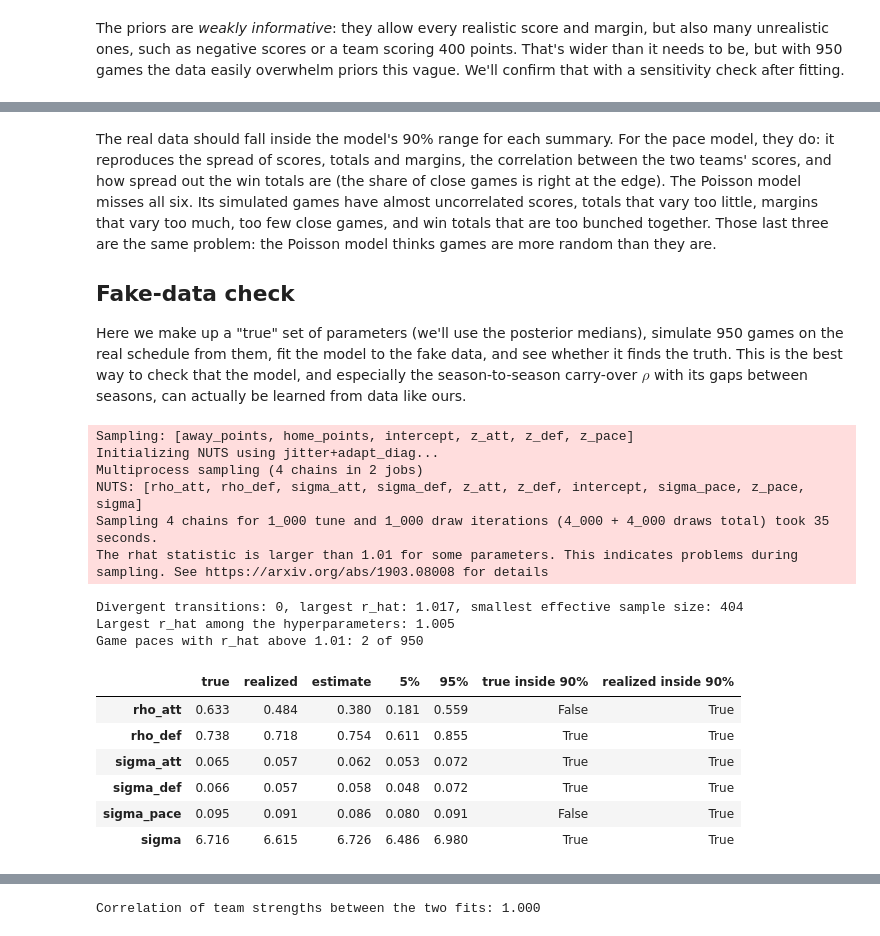
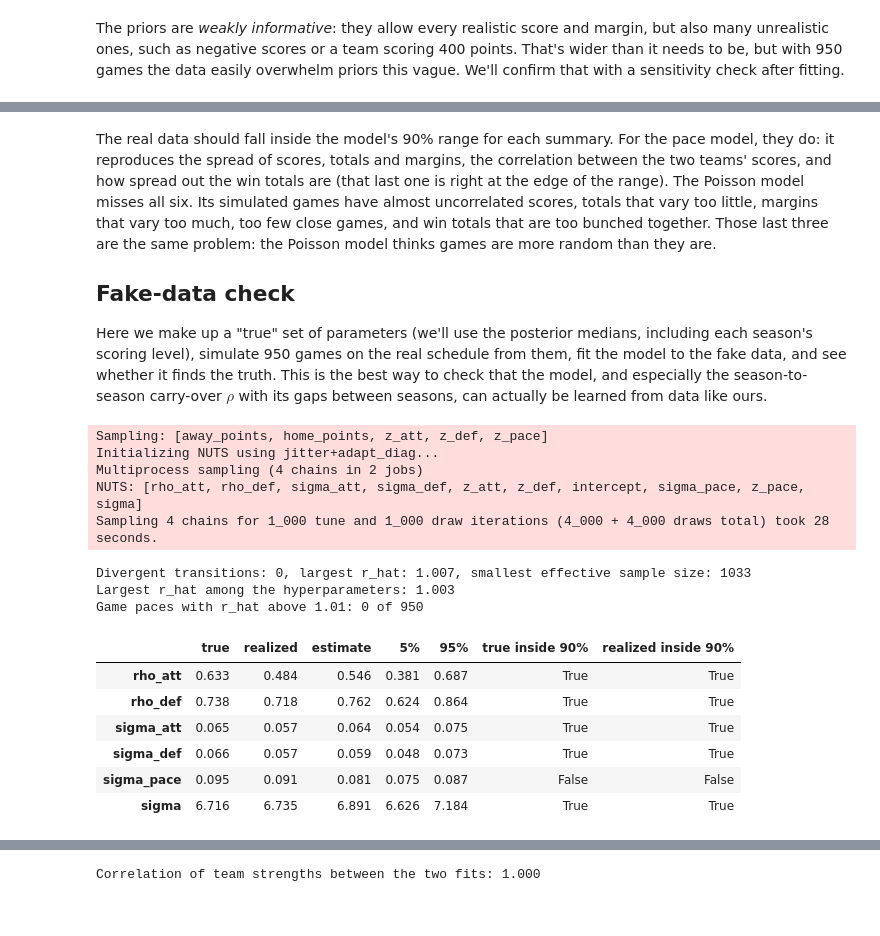
Before and after one commit to joshuacortez/bayesian-blog, a Jupyter notebook: uaap basketball across seasons.ipynb, the cells around one changed output, grey strips where cells are left out. Drawn from its saved outputs; the diff is of its cells as text; code cells hidden in the pictures.

```diff
--- a/uaap basketball across seasons.ipynb
+++ b/uaap basketball across seasons.ipynb
@@ -351,12 +352,13 @@ Divergent transitions: 0, largest r_hat: 1.004, smallest effective sample size:
 # %% [markdown]
-The real data should fall inside the model's 90% range for each summary. For the pace model, they do: it reproduces the spread of scores, totals and margins, the correlation between the two teams' scores, and how spread out the win totals are (the share of close games is right at the edge). The Poisson model misses all six. Its simulated games have almost uncorrelated scores, totals that vary too little, margins that vary too much, too few close games, and win totals that are too bunched together. Those last three are the same problem: the Poisson model thinks games are more random than they are.
+The real data should fall inside the model's 90% range for each summary. For the pace model, they do: it reproduces the spread of scores, totals and margins, the correlation between the two teams' scores, and how spread out the win totals are (that last one is right at the edge of the range). The Poisson model misses all six. Its simulated games have almost uncorrelated scores, totals that vary too little, margins that vary too much, too few close games, and win totals that are too bunched together. Those last three are the same problem: the Poisson model thinks games are more random than they are.
 
 ## Fake-data check
 
-Here we make up a "true" set of parameters (we'll use the posterior medians), simulate 950 games on the real schedule from them, fit the model to the fake data, and see whether it finds the truth. This is the best way to check that the model, and especially the season-to-season carry-over $\rho$ with its gaps between seasons, can actually be learned from data like ours.
+Here we make up a "true" set of parameters (we'll use the posterior medians, including each season's scoring level), simulate 950 games on the real schedule from them, fit the model to the fake data, and see whether it finds the truth. This is the best way to check that the model, and especially the season-to-season carry-over $\rho$ with its gaps between seasons, can actually be learned from data like ours.
 # %%
 true_values = {v: float(idata.posterior[v].median()) for v in ["rho_att", "rho_def", "sigma_att", "sigma_def", "sigma_pace", "sigma"]}
-with pm.do(build_model(games), true_values):
+true_intercepts = idata.posterior["intercept"].median(("chain", "draw")).values  # each season's scoring level
+with pm.do(build_model(games), {**true_values, "intercept": true_intercepts}):
     fake = pm.sample_prior_predictive(draws=1, random_seed=RANDOM_SEED + 1)
 fake_games = games.assign(
     home_score=fake.prior_predictive["home_points"].values.ravel(),
@@ -385,47 +387,46 @@ def realized_carry_over(x):
 
 s_idx = pd.Series(np.arange(len(SEASONS)), index=SEASONS)[games.season].values
 h_idx, a_idx = team_idx[games.home].values, team_idx[games.away].values
-fake_intercept = fake.prior["intercept"].values.ravel()
+fake_intercept = true_intercepts
 fake_theta = np.exp(fake_intercept[s_idx] + fake_pace + fake_atts[s_idx, h_idx] - fake_defs[s_idx, a_idx])
 zero_sum_scale = np.sqrt(len(TEAMS) / (len(TEAMS) - 1))  # strengths that sum to zero are slightly less spread out
 realized = {
     "rho_att": realized_carry_over(fake_atts),
     "rho_def": realized_carry_over(fake_defs),
     "sigma_att": fake_atts.std() * zero_sum_scale,
     "sigma_def": fake_defs.std() * zero_sum_scale,
     "sigma_pace": fake_pace.std(),
     "sigma": (fake_games.home_score - fake_theta).std(),
 }
 
 recovery = pd.DataFrame(
     {
         "true": true_values,
         "realized": realized,
         "estimate": {v: float(idata_fake.posterior[v].median()) for v in true_values},
         "5%": {v: float(idata_fake.posterior[v].quantile(0.05)) for v in true_values},
         "95%": {v: float(idata_fake.posterior[v].quantile(0.95)) for v in true_values},
     }
 )
 recovery["true inside 90%"] = recovery["true"].between(recovery["5%"], recovery["95%"])
 recovery["realized inside 90%"] = recovery["realized"].between(recovery["5%"], recovery["95%"])
 recovery.round(3)
 # %% [output]
-Sampling: [away_points, home_points, intercept, z_att, z_def, z_pace]
+Sampling: [away_points, home_points, z_att, z_def, z_pace]
 Initializing NUTS using jitter+adapt_diag...
 Multiprocess sampling (4 chains in 2 jobs)
 NUTS: [rho_att, rho_def, sigma_att, sigma_def, z_att, z_def, intercept, sigma_pace, z_pace, sigma]
-Sampling 4 chains for 1_000 tune and 1_000 draw iterations (4_000 + 4_000 draws total) took 35 seconds.
-The rhat statistic is larger than 1.01 for some parameters. This indicates problems during sampling. See https://arxiv.org/abs/1903.08008 for details
+Sampling 4 chains for 1_000 tune and 1_000 draw iterations (4_000 + 4_000 draws total) took 28 seconds.
-Divergent transitions: 0, largest r_hat: 1.017, smallest effective sample size: 404
-Largest r_hat among the hyperparameters: 1.005
-Game paces with r_hat above 1.01: 2 of 950
+Divergent transitions: 0, largest r_hat: 1.007, smallest effective sample size: 1033
+Largest r_hat among the hyperparameters: 1.003
+Game paces with r_hat above 1.01: 0 of 950
 |  | true | realized | estimate | 5% | 95% | true inside 90% | realized inside 90% |
-| rho_att | 0.633 | 0.484 | 0.380 | 0.181 | 0.559 | False | True |
-| rho_def | 0.738 | 0.718 | 0.754 | 0.611 | 0.855 | True | True |
-| sigma_att | 0.065 | 0.057 | 0.062 | 0.053 | 0.072 | True | True |
-| sigma_def | 0.066 | 0.057 | 0.058 | 0.048 | 0.072 | True | True |
-| sigma_pace | 0.095 | 0.091 | 0.086 | 0.080 | 0.091 | False | True |
-| sigma | 6.716 | 6.615 | 6.726 | 6.486 | 6.980 | True | True |
+| rho_att | 0.633 | 0.484 | 0.546 | 0.381 | 0.687 | True | True |
+| rho_def | 0.738 | 0.718 | 0.762 | 0.624 | 0.864 | True | True |
+| sigma_att | 0.065 | 0.057 | 0.064 | 0.054 | 0.075 | True | True |
+| sigma_def | 0.066 | 0.057 | 0.059 | 0.048 | 0.073 | True | True |
+| sigma_pace | 0.095 | 0.091 | 0.081 | 0.075 | 0.087 | False | False |
+| sigma | 6.716 | 6.735 | 6.891 | 6.626 | 7.184 | True | True |
 # %%
 # the true team strengths in every season, and how well the fit recovered them
 for var in ["atts", "defs"]:
```
Also changed, not shown: parts of 25 cells of this notebook, 3 other files.
